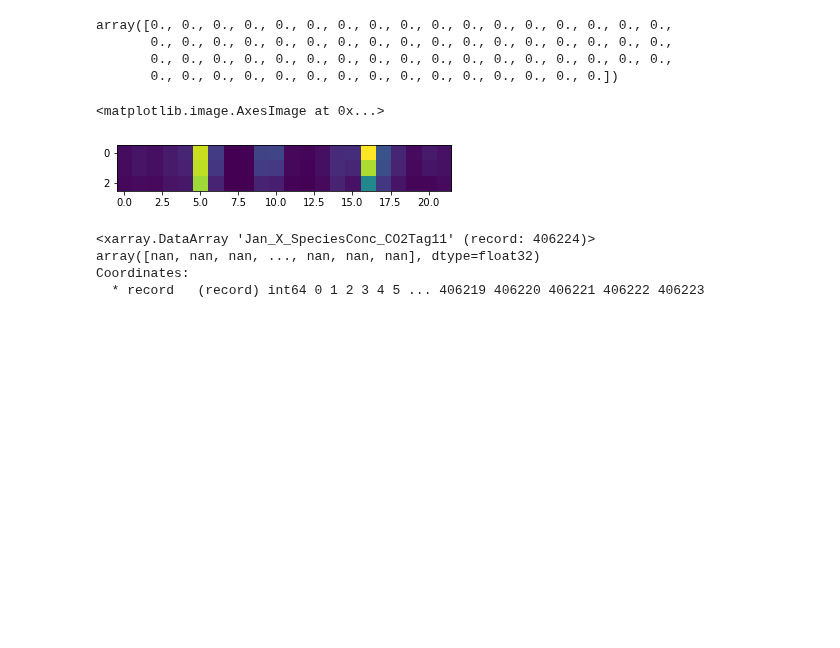
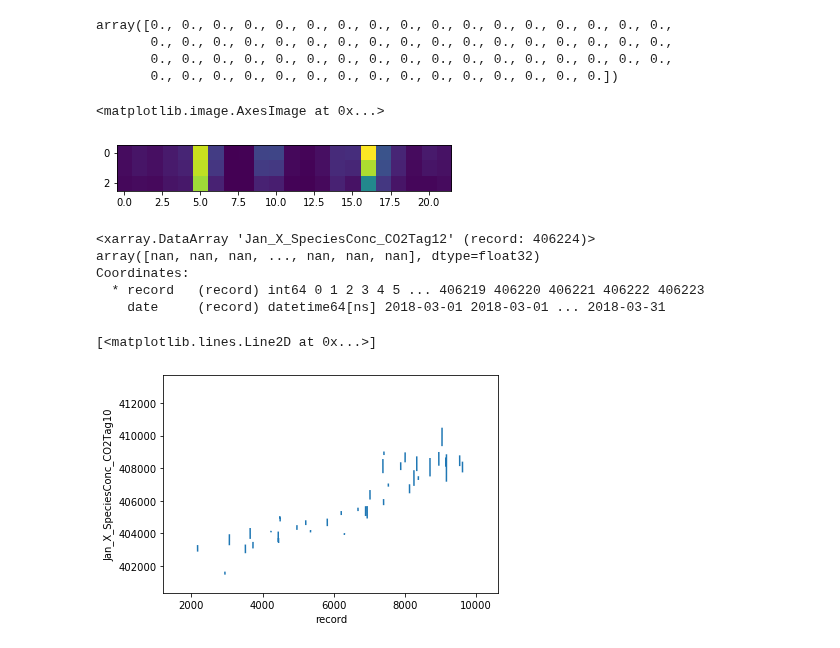
Before and after one commit to MehliyarSadiq/geoschem_simulations, a Jupyter notebook: inversion/satellite/oco-2/3.1.delta_Y_matrix.ipynb, the cells around one changed output. Drawn from its saved outputs; the diff is of its cells as text; code cells hidden in the pictures; blank space fills up the shorter version.

```diff
--- a/inversion/satellite/oco-2/3.1.delta_Y_matrix.ipynb
+++ b/inversion/satellite/oco-2/3.1.delta_Y_matrix.ipynb
@@ -44,9 +71,19 @@ plt.imshow(tmp1)
 <matplotlib.image.AxesImage at 0x...>
 [figure]
 # %%
-delta_Y['Jan_X_SpeciesConc_CO2Tag11']
+delta_Y['Jan_X_SpeciesConc_CO2Tag12']
 # %% [output]
-<xarray.DataArray 'Jan_X_SpeciesConc_CO2Tag11' (record: 406224)>
+<xarray.DataArray 'Jan_X_SpeciesConc_CO2Tag12' (record: 406224)>
 array([nan, nan, nan, ..., nan, nan, nan], dtype=float32)
 Coordinates:
   * record   (record) int64 0 1 2 3 4 5 ... 406219 406220 406221 406222 406223
+    date     (record) datetime64[ns] 2018-03-01 2018-03-01 ... 2018-03-31
+# %%
+date1 = np.array('2018-03-01',dtype='datetime64[D]')
+#slice_Y = delta_Y.where(delta_Y.date == date1)
+ind = delta_Y.date == date1
+slice_Y = delta_Y['Jan_X_SpeciesConc_CO2Tag10'][ind]
+slice_Y.plot()
+# %% [output]
+[<matplotlib.lines.Line2D at 0x...>]
+[figure, added]
```
Also changed, not shown: parts of 7 cells of this notebook, 3 other files.
